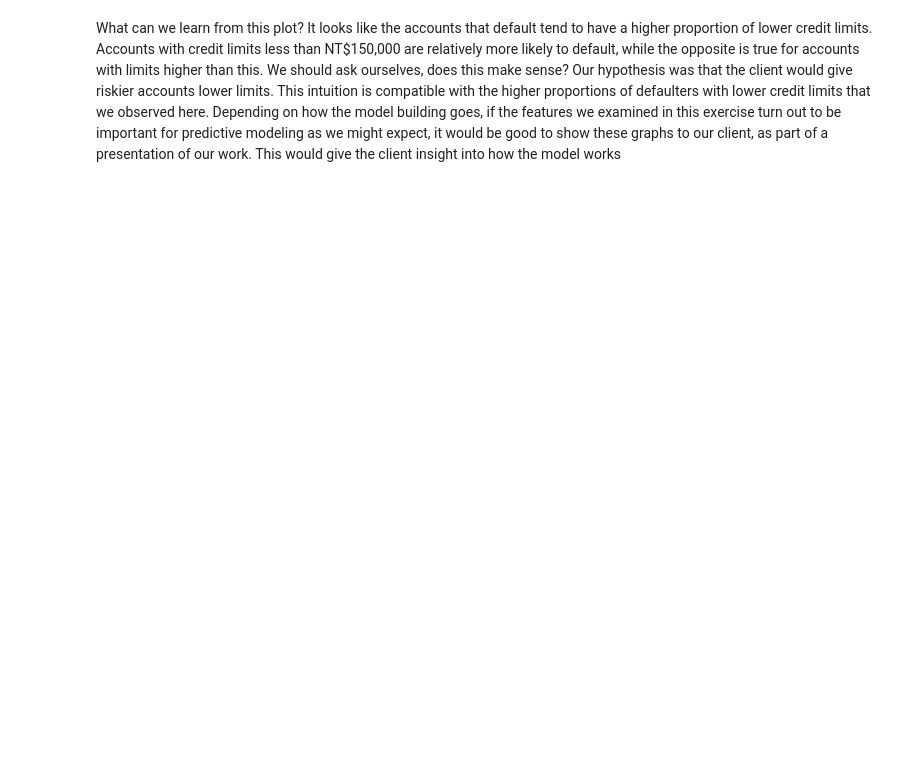
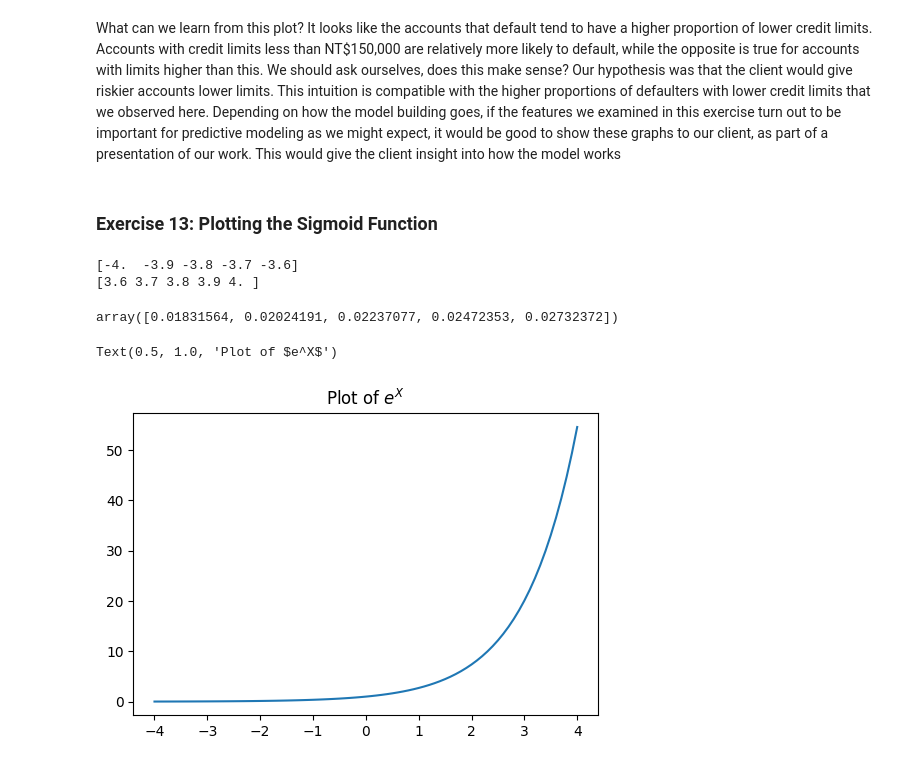
Before and after one commit to cbvreis/Book_Data-Science-Projects-with-Python-P, a Jupyter notebook: notebooks/chapter3.ipynb, the cells around one changed output. Drawn from its saved outputs; the diff is of its cells as text; code cells hidden in the pictures; blank space fills up the shorter version.

```diff
--- a/notebooks/chapter3.ipynb
+++ b/notebooks/chapter3.ipynb
@@ -244,3 +327,24 @@ Text(0.5, 1.0, 'Normalized distribution of credit limits by response variable')
 # %% [markdown]
 What can we learn from this plot? It looks like the accounts that default tend to have a higher proportion of lower credit limits. Accounts with credit limits less than NT$150,000 are relatively more likely to default, while the opposite is true for accounts with limits higher than this. We should ask ourselves, does this make sense? Our hypothesis was that the client would give riskier accounts lower limits. This intuition is compatible with the higher proportions of defaulters with lower credit limits that we
 observed here. Depending on how the model building goes, if the features we examined in this exercise turn out to be important for predictive modeling as we might expect, it would be good to show these graphs to our client, as part of a presentation of our work. This would give the client insight into how the model works
+# %% [markdown]
+### Exercise 13: Plotting the Sigmoid Function
+# %%
+X_exp = np.linspace(-4,4,81)
+print(X_exp[:5])
+print(X_exp[-5:])
+# %% [output]
+[-4.  -3.9 -3.8 -3.7 -3.6]
+[3.6 3.7 3.8 3.9 4. ]
+# %%
+Y_exp = np.exp(X_exp)
+Y_exp[:5]
+# %% [output]
+array([0.01831564, 0.02024191, 0.02237077, 0.02472353, 0.02732372])
+# %%
+mpl.rcParams['figure.dpi'] = 100
+plt.plot(X_exp, Y_exp)
+plt.title('Plot of $e^X$')
+# %% [output]
+Text(0.5, 1.0, 'Plot of $e^X$')
+[figure, added]
```
Also changed, not shown: parts of 60 cells of this notebook, 3 other files.
